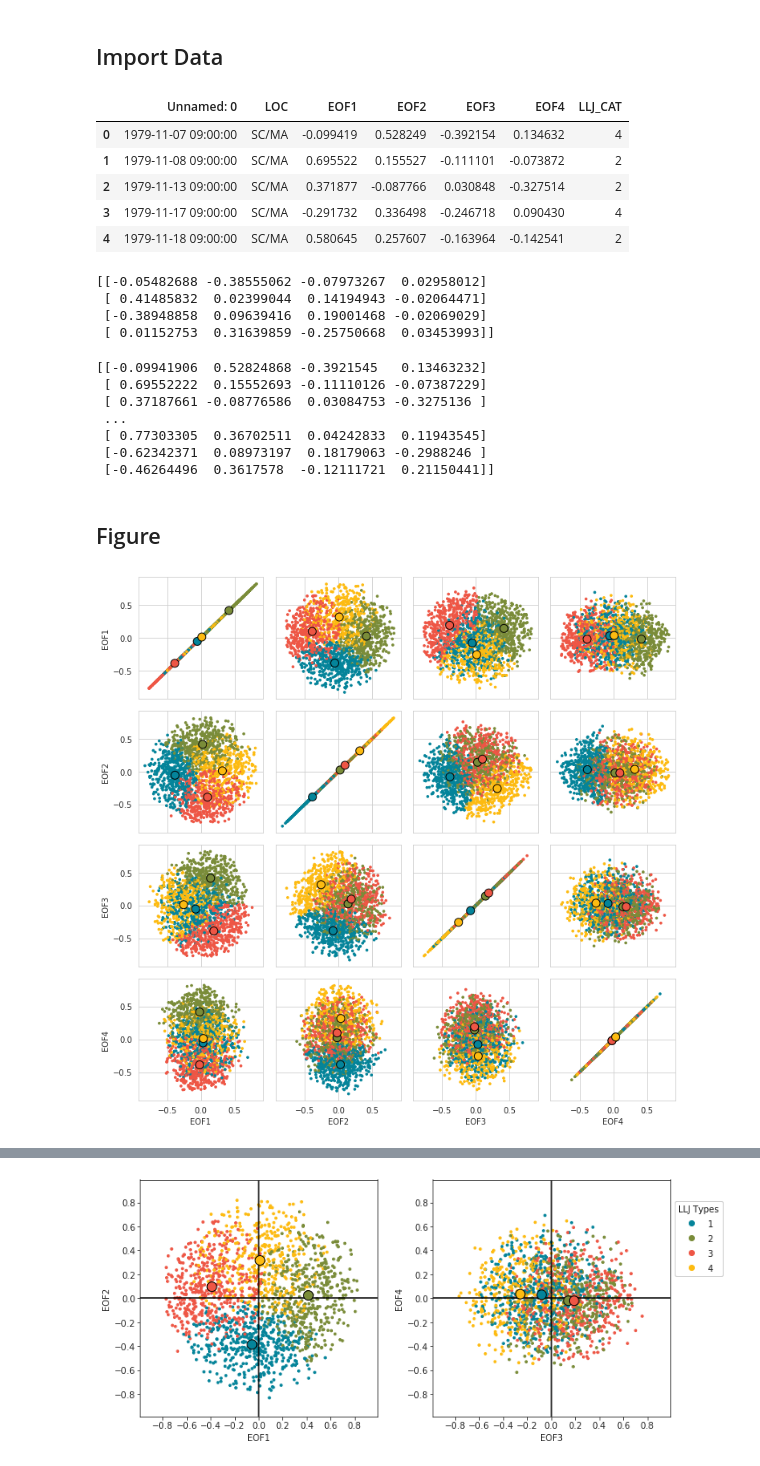
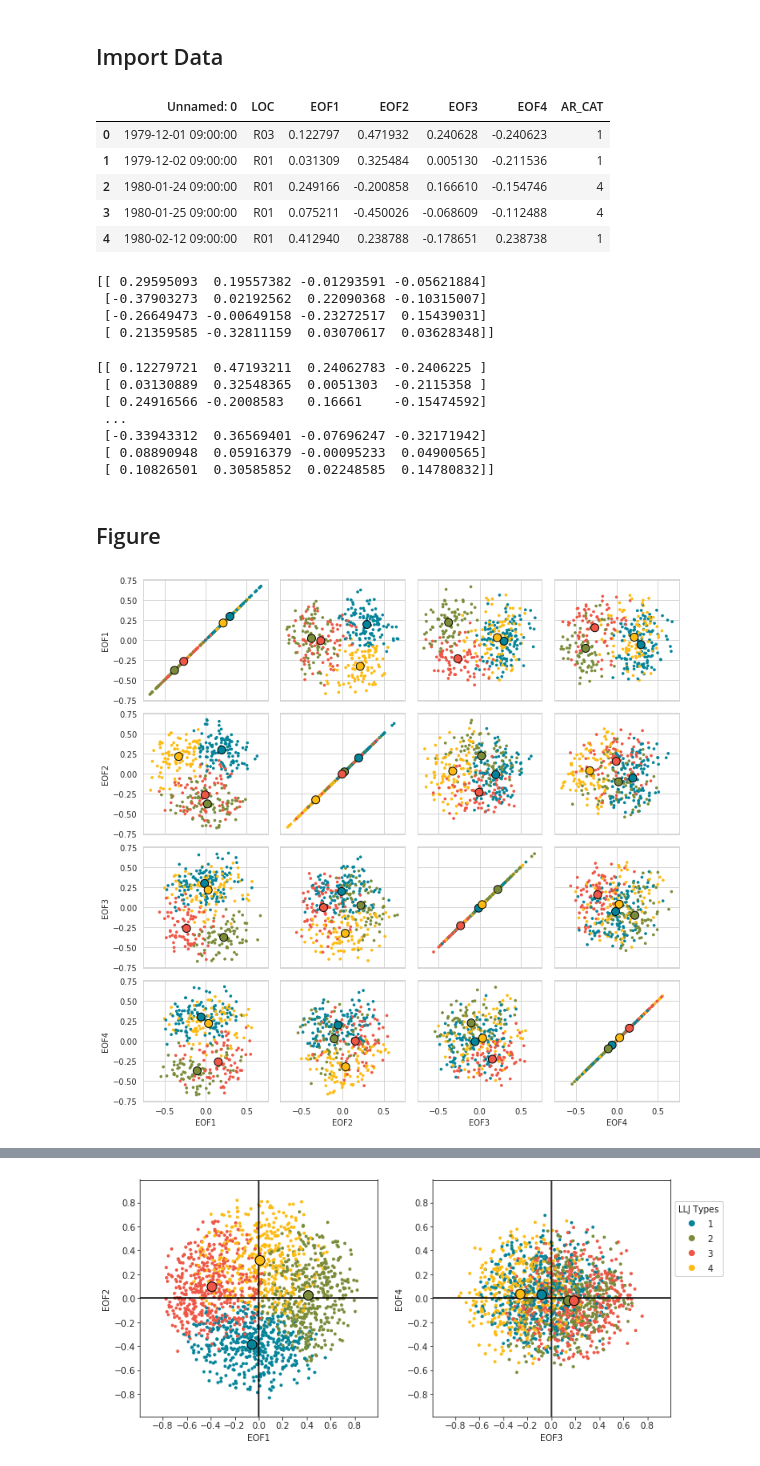
Before and after one commit to dlnash/AR_types, a Jupyter notebook: analysis/fig4_scatter.ipynb, the cells around one changed output, grey strips where cells are left out. Cells and saved outputs as stored; diff of their text form; code cells hidden in the pictures.

Commit message:
more testing on EOF analysis

```diff
--- a/analysis/fig4_scatter.ipynb
+++ b/analysis/fig4_scatter.ipynb
@@ -31,38 +30,52 @@ rcParams['font.family'] = 'sans-serif'   # set the default font family to 'sans-
 rcParams['font.sans-serif'] = 'Arial'    # set the default sans-serif font to 'Arial'
 # %% [markdown]
 ## Import Data
+# %%
+## Set variable names (for saving data/figs)
+var_names = 'IVT'
+eofmode = 't' # s or t
+dispmat = 'cor' # dispersion matrix type correlation/covariance
+
+# Select lat/lon grid
+lonmin = 0
+lonmax = 120
+latmin = 0
+latmax =  50
+
+# for figure names for testing different configurations
+fname_id = var_names + eofmode + str(lonmin) + str(lonmax) + str(latmin) + str(latmax) + dispmat
 # %%
-# Loadings & LLJ CAT
-filepath = path_to_out / 'sallj-types-loadings.csv'
+# Loadings & AR CAT
+filepath = path_to_out + fname_id +'hma_AR-types-loadings.csv'
 df = pd.read_csv(filepath)
 df.head()
 # %% [output]
-|  | Unnamed: 0 | LOC | EOF1 | EOF2 | EOF3 | EOF4 | LLJ_CAT |
-| 0 | 1979-11-07 09:00:00 | SC/MA | -0.099419 | 0.528249 | -0.392154 | 0.134632 | 4 |
-| 1 | 1979-11-08 09:00:00 | SC/MA | 0.695522 | 0.155527 | -0.111101 | -0.073872 | 2 |
-| 2 | 1979-11-13 09:00:00 | SC/MA | 0.371877 | -0.087766 | 0.030848 | -0.327514 | 2 |
-| 3 | 1979-11-17 09:00:00 | SC/MA | -0.291732 | 0.336498 | -0.246718 | 0.090430 | 4 |
-| 4 | 1979-11-18 09:00:00 | SC/MA | 0.580645 | 0.257607 | -0.163964 | -0.142541 | 2 |
+|  | Unnamed: 0 | LOC | EOF1 | EOF2 | EOF3 | EOF4 | AR_CAT |
+| 0 | 1979-12-01 09:00:00 | R03 | 0.122797 | 0.471932 | 0.240628 | -0.240623 | 1 |
+| 1 | 1979-12-02 09:00:00 | R01 | 0.031309 | 0.325484 | 0.005130 | -0.211536 | 1 |
+| 2 | 1980-01-24 09:00:00 | R01 | 0.249166 | -0.200858 | 0.166610 | -0.154746 | 4 |
+| 3 | 1980-01-25 09:00:00 | R01 | 0.075211 | -0.450026 | -0.068609 | -0.112488 | 4 |
+| 4 | 1980-02-12 09:00:00 | R01 | 0.412940 | 0.238788 | -0.178651 | 0.238738 | 1 |
 # %%
 # Load centroid data
 
-infile = path_to_out / 'centroids.txt'
+infile = path_to_out + fname_id + 'centroids.txt'
 data = np.loadtxt(infile, delimiter=',')
 centroids = data[:,1:5]
 print(centroids)
 # %% [output]
-[[-0.05482688 -0.38555062 -0.07973267  0.02958012]
- [ 0.41485832  0.02399044  0.14194943 -0.02064471]
- [-0.38948858  0.09639416  0.19001468 -0.02069029]
- [ 0.01152753  0.31639859 -0.25750668  0.03453993]]
+[[ 0.29595093  0.19557382 -0.01293591 -0.05621884]
+ [-0.37903273  0.02192562  0.22090368 -0.10315007]
+ [-0.26649473 -0.00649158 -0.23272517  0.15439031]
+ [ 0.21359585 -0.32811159  0.03070617  0.03628348]]
 # %%
 # Save data to numpy arrays
 
-# 1d array of llj cats
-llj_cat = df['LLJ_CAT'].to_numpy()
+# 1d array of ar cats
+ar_cat = df['AR_CAT'].to_numpy()
 
 # array sizes
-ntot = len(llj_cat)
+ntot = len(ar_cat)
 neof = 4
 
 # 2d array of loadings
@@ -73,13 +86,13 @@ loadings[:,2] = df['EOF3']
 loadings[:,3] = df['EOF4']
 print(loadings)
 # %% [output]
-[[-0.09941906  0.52824868 -0.3921545   0.13463232]
- [ 0.69552222  0.15552693 -0.11110126 -0.07387229]
- [ 0.37187661 -0.08776586  0.03084753 -0.3275136 ]
+[[ 0.12279721  0.47193211  0.24062783 -0.2406225 ]
+ [ 0.03130889  0.32548365  0.0051303  -0.2115358 ]
+ [ 0.24916566 -0.2008583   0.16661    -0.15474592]
  ...
- [ 0.77303305  0.36702511  0.04242833  0.11943545]
- [-0.62342371  0.08973197  0.18179063 -0.2988246 ]
- [-0.46264496  0.3617578  -0.12111721  0.21150441]]
+ [-0.33943312  0.36569401 -0.07696247 -0.32171942]
+ [ 0.08890948  0.05916379 -0.00095233  0.04900565]
+ [ 0.10826501  0.30585852  0.02248585  0.14780832]]
 # %% [markdown]
 ## Figure
 # %%
@@ -110,7 +123,7 @@ nplots = nrows*ncols
 # eof labels
 eof_label = ['EOF1','EOF2','EOF3','EOF4']
 # centroids (?)
-cent_llj_cat = [0, 1, 2, 3]
+cent_ar_cat = [0, 1, 2, 3]
 
 # tickmarks
 ticks = np.arange(-0.9,0.91,0.3)
@@ -120,36 +133,36 @@ ymin = xmin
 ymax = xmax
 
 # dot sizes
 dotsize = 7
 ctrsize = 100
 
 # create figure with multiple axes
 fig = plt.figure(figsize=(12,12))
 axs = fig.subplots(nrows=nrows, ncols=ncols, sharex=True, sharey=True)
 
 # minimize white space between plots
 fig.subplots_adjust(hspace=0.1, wspace=0.1)   # default=0.2
 
 # loop to draw plots
 for i in range(nrows):
     for j in range(ncols):
         # scatterplot
         s = axs[i,j].scatter(loadings[:,i], loadings[:,j],
-                             s=dotsize, c=llj_cat, cmap=newcmap)
+                             s=dotsize, c=ar_cat, cmap=newcmap)
         # centroids
         c = axs[i,j].scatter(centroids[:,i], centroids[:,j],
-                             s=ctrsize, c=cent_llj_cat, cmap=newcmap, edgecolors='black')
+                             s=ctrsize, c=cent_ar_cat, cmap=newcmap, edgecolors='black')
 
         # shared axis labels
         if j == 0:
             axs[i,j].set_ylabel(eof_label[i])
         if i == 3:
             axs[i,j].set_xlabel(eof_label[j])
 
 
 plt.show()
 # %% [output]
-[figure, old version]
+[figure, new version]
 # %%
 ## scatter plot (single plot)
 
```
Also changed, not shown: parts of 4 cells of this notebook, 40 other files.
